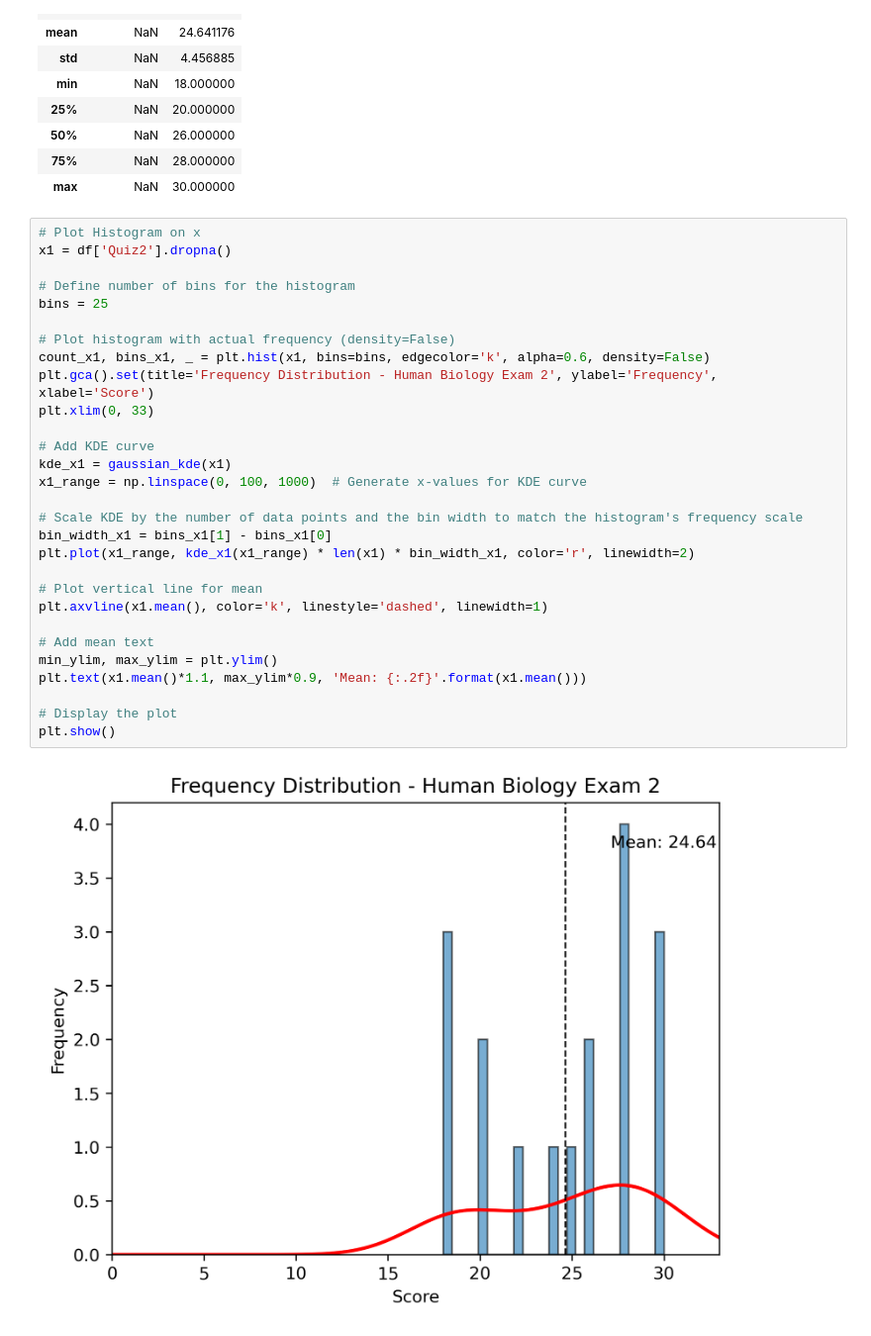
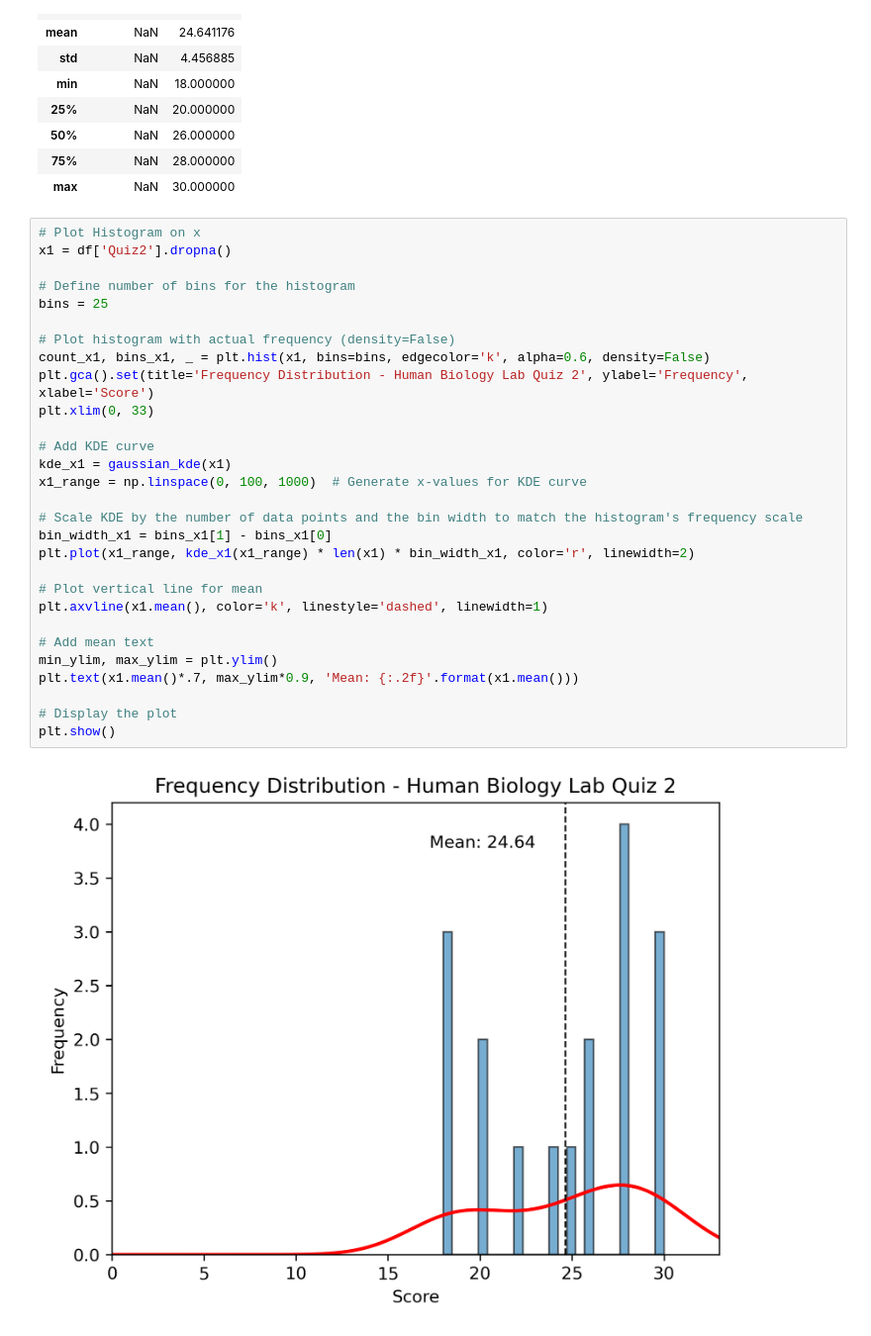
Before and after one commit to ProfOak7/Bio212L, a Jupyter notebook: lab2/Quiz2.ipynb, the cells around one changed output. Shown: that part at 99% size. Drawn from its saved outputs; the diff is of its cells as text.

```diff
--- a/lab2/Quiz2.ipynb
+++ b/lab2/Quiz2.ipynb
@@ -36,31 +36,31 @@ df.describe()
 # %%
 # Plot Histogram on x
 x1 = df['Quiz2'].dropna()
 
 # Define number of bins for the histogram
 bins = 25
 
 # Plot histogram with actual frequency (density=False)
 count_x1, bins_x1, _ = plt.hist(x1, bins=bins, edgecolor='k', alpha=0.6, density=False)
-plt.gca().set(title='Frequency Distribution - Human Biology Exam 2', ylabel='Frequency', xlabel='Score')
+plt.gca().set(title='Frequency Distribution - Human Biology Lab Quiz 2', ylabel='Frequency', xlabel='Score')
 plt.xlim(0, 33)
 
 # Add KDE curve
 kde_x1 = gaussian_kde(x1)
 x1_range = np.linspace(0, 100, 1000)  # Generate x-values for KDE curve
 
 # Scale KDE by the number of data points and the bin width to match the histogram's frequency scale
 bin_width_x1 = bins_x1[1] - bins_x1[0]
 plt.plot(x1_range, kde_x1(x1_range) * len(x1) * bin_width_x1, color='r', linewidth=2)
 
 # Plot vertical line for mean
 plt.axvline(x1.mean(), color='k', linestyle='dashed', linewidth=1)
 
 # Add mean text
 min_ylim, max_ylim = plt.ylim()
-plt.text(x1.mean()*1.1, max_ylim*0.9, 'Mean: {:.2f}'.format(x1.mean()))
+plt.text(x1.mean()*.7, max_ylim*0.9, 'Mean: {:.2f}'.format(x1.mean()))
 
 # Display the plot
 plt.show()
 # %% [output]
-[figure, old version]
+[figure, new version]
```
